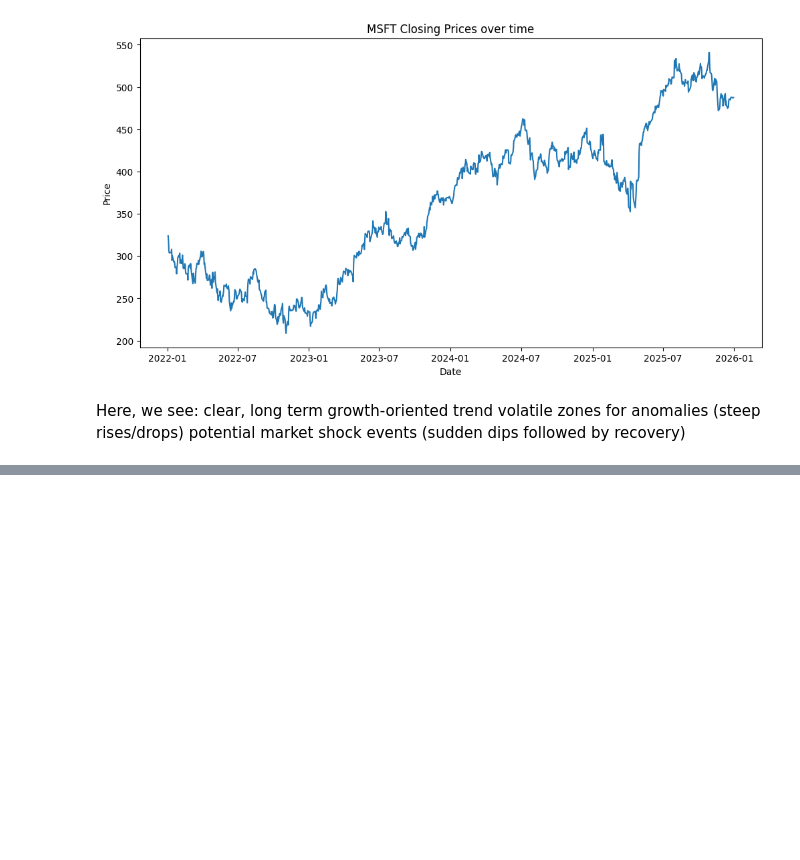
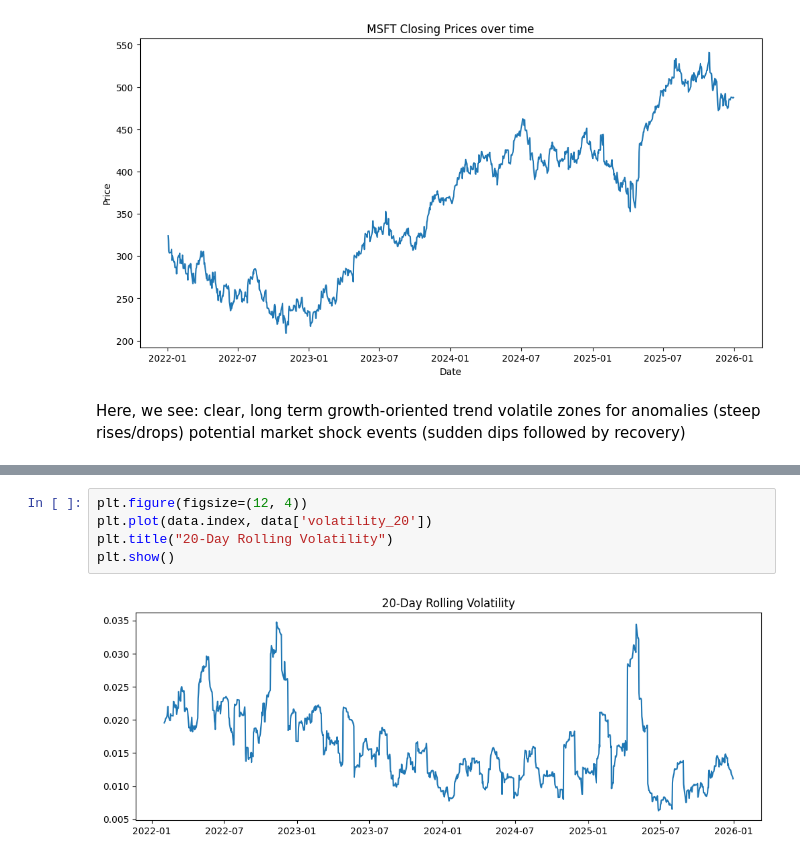
Before and after one commit to 4Anj/stock-market-anomaly-detection, a Jupyter notebook: notebooks/data_exploration.ipynb, the cells around one changed output, grey strips where cells are left out. Saved outputs shown, nothing was run; the diff lists cells and outputs as text; blank space fills up the shorter version.

```diff
--- a/notebooks/data_exploration.ipynb
+++ b/notebooks/data_exploration.ipynb
@@ -68,0 +152,7 @@ potential market shock events (sudden dips followed by recovery)
+# %%
+plt.figure(figsize=(12, 4))
+plt.plot(data.index, data['volatility_20'])
+plt.title("20-Day Rolling Volatility")
+plt.show()
+# %% [output]
+[figure, added]
```
Also changed, not shown: parts of 20 cells of this notebook, 12 other files.
